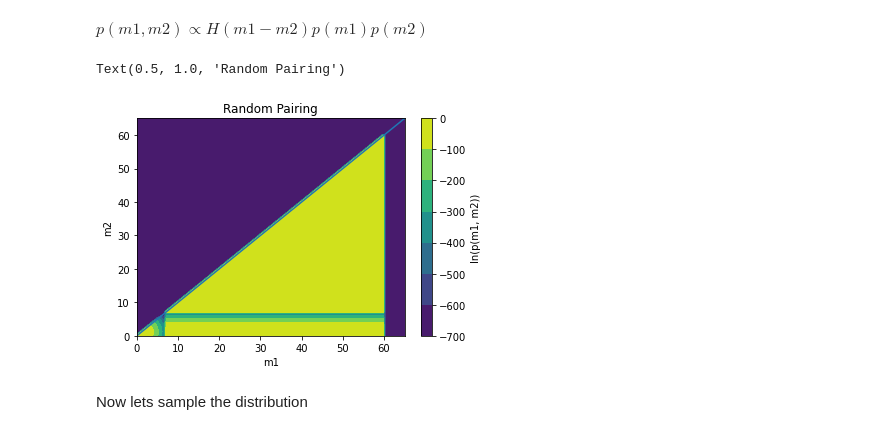
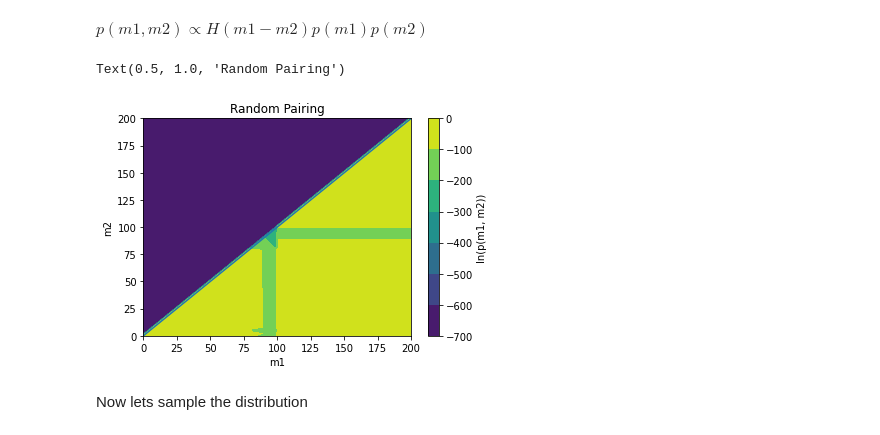
Before and after one commit to Pratyusava/Mass_function, a Jupyter notebook: mass_function.ipynb, the cells around one changed output. Saved outputs shown, nothing was run; the diff lists cells and outputs as text; code cells hidden in the pictures.

```diff
--- a/mass_function.ipynb
+++ b/mass_function.ipynb
@@ -18,5 +13,19 @@ gamma = -1.1 # power law index
+# %%
+f_g = np.array([12,3,10]) # gaussian mixture weights
+mu = np.array([1.33,1.9,35]) # mean
+sigma = np.array([0.2,0.1,4]) # standard deviation
+f_p = np.array([60,30]) # powerlaw mixture weights
+m_min = np.array([7.0, 100]) # mass lower bound for power law
+m_max = np.array([80.0, 200]) # mass upper bound for power law
+gamma = np.array([-1.1, -2]) # power law index
+# %%
+n = np.sum(f_g) + np.sum(f_p)
+f_g = f_g/n
+f_p = f_p/n
 # %%
-def p_m(m, f, mu, sigma, m_min, m_max, gamma):
-    return f * norm.pdf(m, loc=mu, scale=sigma) + np.heaviside(m-m_min,1) * np.heaviside(m_max-m,1) * (1-f) * (gamma+1) * m**gamma/(m_max**(gamma+1) - m_min**(gamma+1))
+def p_m(m, f_g, mu, sigma, f_p, m_min, m_max, gamma):
+     return np.sum(np.array([f_g[i] * norm.pdf(m, loc=mu[i], scale=sigma[i]) for i in range(len(f_g))]),axis=0) \
+      + np.sum(np.array([np.heaviside(m-m_min[i],1) * np.heaviside(m_max[i]-m,1) * f_p[i] * (gamma[i]+1) \
+      * m**gamma[i]/(m_max[i]**(gamma[i]+1) - m_min[i]**(gamma[i]+1)) for i in range(len(f_p))]), axis=0)
 # %%
 #Plot p(m, f, mu, sigma, m_min, m_max, gamma)
@@ -63,22 +73,22 @@ Now lets impose random pairing.
 # %% [markdown]
 $p(m1,m2)\propto H(m1-m2)p(m1)p(m2)$
 # %%
-def log_p_m1m2(m1, m2, f, mu, sigma, m_min, m_max, gamma):
-    return np.log(1e-300+np.heaviside(m1-m2,1) * p_m(m1, f, mu, sigma, m_min, m_max, gamma) * p_m(m2, f, mu, sigma, m_min, m_max, gamma))
+def log_p_m1m2(m1, m2, f_g, mu, sigma, f_p, m_min, m_max, gamma):
+    return np.log(1e-300+np.heaviside(m1-m2,1) * p_m(m1, f_g, mu, sigma, f_p, m_min, m_max, gamma) * p_m(m2, f_g, mu, sigma, f_p, m_min, m_max, gamma))
 # %%
-#Plot log_p_m1m2(m1, m2, f, mu, sigma, m_min, m_max, gamma)
+#Plot log_p_m1m2
 l = 100
-m1 = np.linspace(0.1, 65, l) * np.ones((l,l))
-m2 = (np.linspace(0.1, 65, l) * np.ones((l,l))).T
-plt.contourf(log_p_m1m2(m1, m2, f, mu, sigma, m_min, m_max, gamma), extent=[0,65,0,65])
-plt.plot(np.linspace(0.1, 65, l),np.linspace(0.1, 65, l))
+m1 = np.linspace(0.1, m_max[-1], l) * np.ones((l,l))
+m2 = (np.linspace(0.1, m_max[-1], l) * np.ones((l,l))).T
+plt.contourf(log_p_m1m2(m1, m2, f_g, mu, sigma, f_p, m_min, m_max, gamma), extent=[0,m_max[-1],0,m_max[-1]])
+plt.plot(np.linspace(0.1, m_max[-1], l),np.linspace(0.1, m_max[-1], l))
 plt.xlabel('m1')
 plt.ylabel('m2')
 plt.colorbar(label='ln(p(m1, m2))')
 plt.title('Random Pairing')
 # %% [output]
 Text(0.5, 1.0, 'Random Pairing')
-[figure, old version]
+[figure, new version]
 # %% [markdown]
 Now lets sample the distribution
 # %%
```
Also changed, not shown: parts of 24 cells of this notebook.
